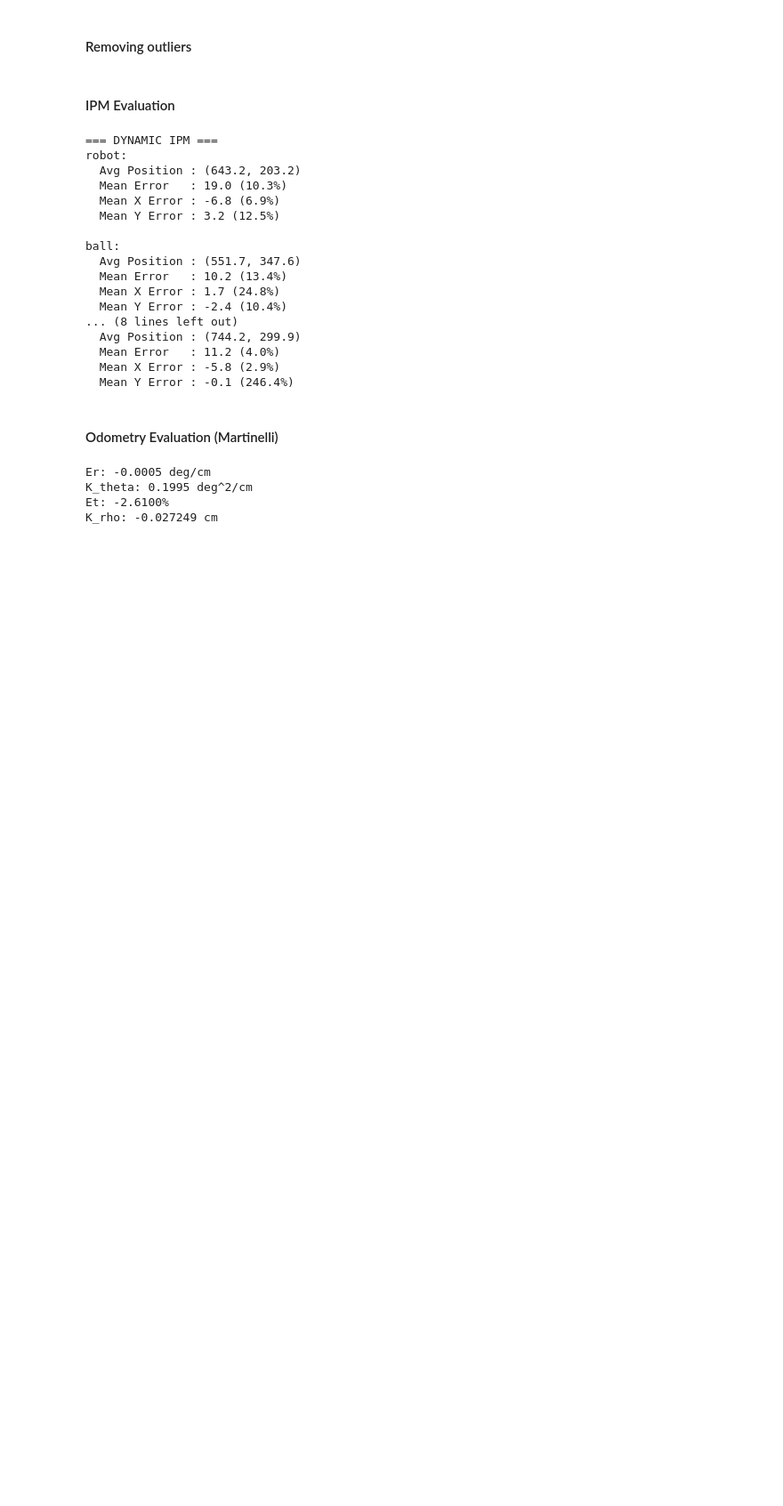
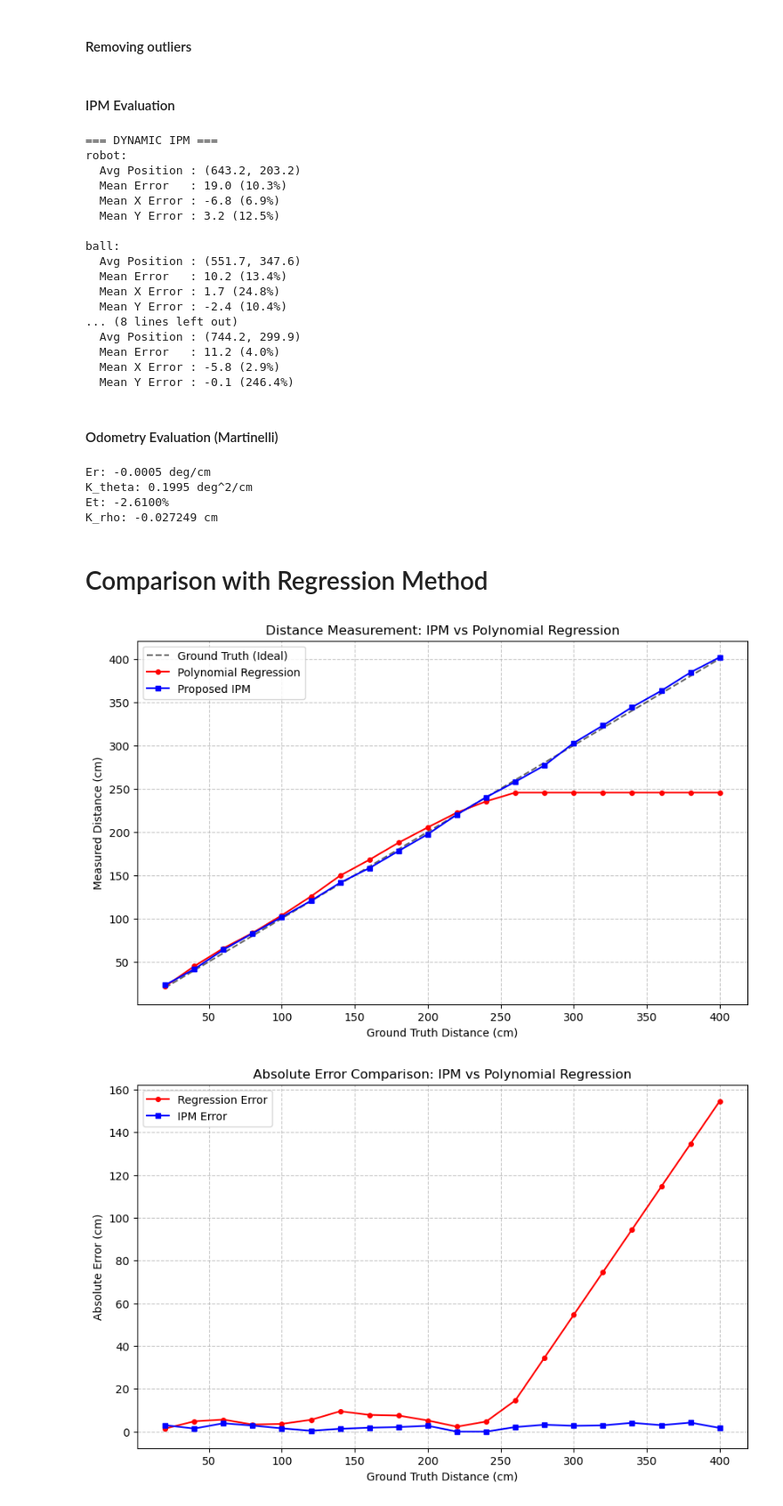
Before and after one commit to FaaizHaikal/my-thesis, a Jupyter notebook: scripts/ipm_evaluation.ipynb, the cells around one changed output. Shown at 89% size. Drawn from its saved outputs; the diff is of its cells as text; code cells hidden in the pictures; blank space fills up the shorter version.

Commit message:
feat: comparison with regression and conclusion

```diff
--- a/scripts/ipm_evaluation.ipynb
+++ b/scripts/ipm_evaluation.ipynb
@@ -437,3 +438,35 @@ Er: -0.0005 deg/cm
 K_theta: 0.1995 deg^2/cm
 Et: -2.6100%
 K_rho: -0.027249 cm
+# %% [markdown]
+# Comparison with Regression Method
+# %%
+df = pd.read_csv("../data/regression_vs_ipm.csv")
+
+# Calculate absolute error
+df['regression_error'] = (df['regression'] - df['dist']).abs()
+df['ipm_error'] = (df['ipm'] - df['dist']).abs()
+
+# Plot 1: Distance Measurement Comparison
+plt.figure(figsize=(10, 6))
+plt.plot(df['dist'], df['dist'], 'k--', label='Ground Truth (Ideal)', alpha=0.6)
+plt.plot(df['dist'], df['regression'], 'r-o', label='Polynomial Regression', markersize=4)
+plt.plot(df['dist'], df['ipm'], 'b-s', label='Proposed IPM', markersize=4)
+plt.ylabel('Measured Distance (cm)')
+plt.xlabel('Ground Truth Distance (cm)')
+plt.title('Distance Measurement: IPM vs Polynomial Regression')
+plt.legend()
+plt.grid(True, linestyle='--', alpha=0.7)
+
+# Plot 2: Absolute Error Comparison
+plt.figure(figsize=(10, 6))
+plt.plot(df['dist'], df['regression_error'], 'r-o', label='Regression Error', markersize=4)
+plt.plot(df['dist'], df['ipm_error'], 'b-s', label='IPM Error', markersize=4)
+plt.xlabel('Ground Truth Distance (cm)')
+plt.ylabel('Absolute Error (cm)')
+plt.title('Absolute Error Comparison: IPM vs Polynomial Regression')
+plt.legend()
+plt.grid(True, linestyle='--', alpha=0.7)
+# %% [output]
+[figure, added]
+[figure, added]
```
Also changed, not shown: parts of 1 cell of this notebook, 3 other files.
